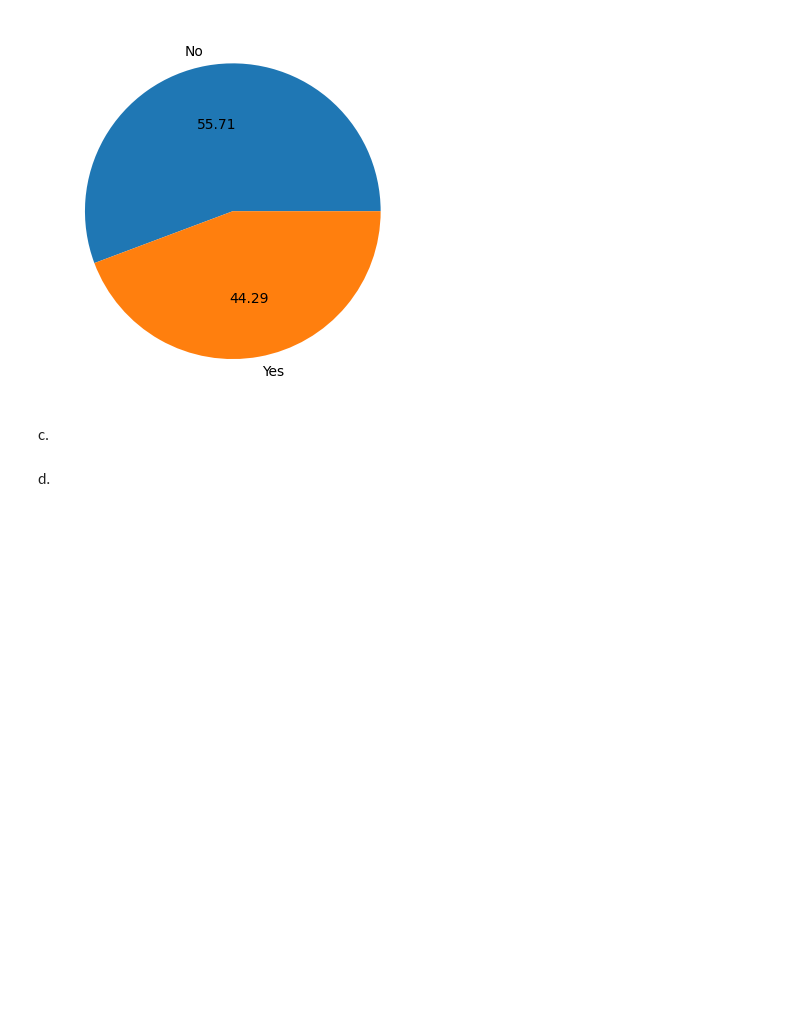
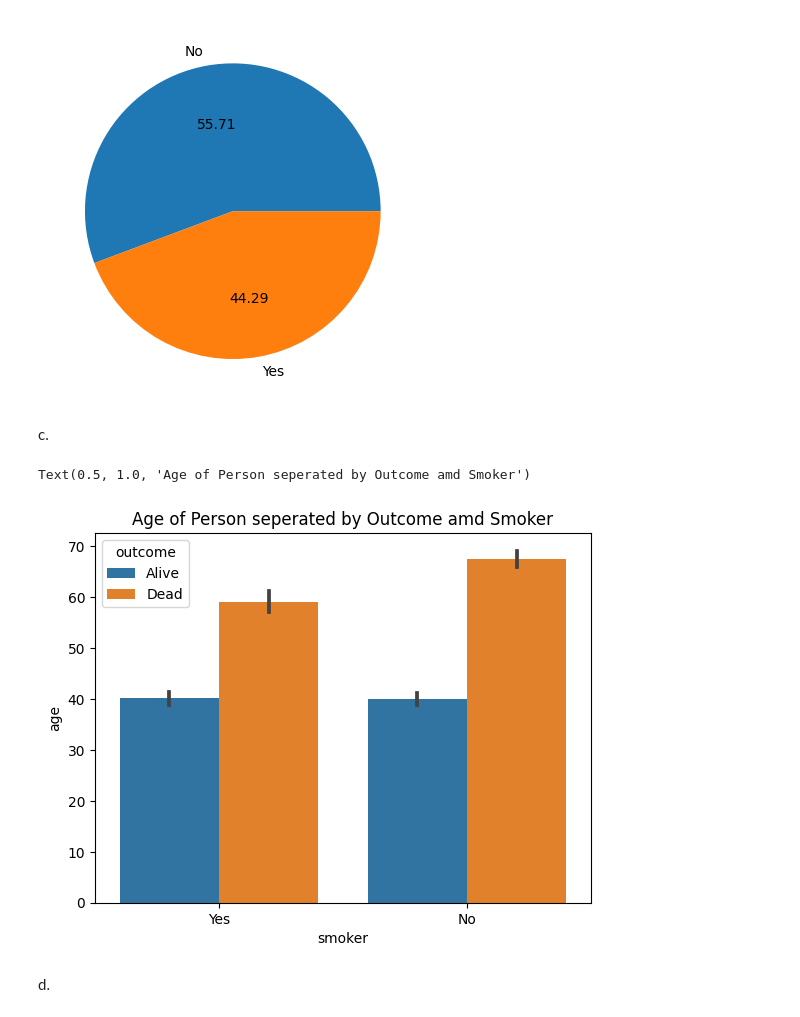
Before and after one commit to kmarsh423/Hands-On-Data-Preprocessing-in-Python, a Jupyter notebook: Chapter05/Chaper 5 Excercises.ipynb, the cells around one changed output. Drawn from its saved outputs; the diff is of its cells as text; code cells hidden in the pictures; blank space fills up the shorter version.

```diff
--- a/Chapter05/Chaper 5 Excercises.ipynb
+++ b/Chapter05/Chaper 5 Excercises.ipynb
@@ -139,3 +139,8 @@ person_df.groupby('smoker').size().plot(kind='pie', autopct='%.2f')
 [figure]
 # %% [markdown]
 c.
+# %%
+sns.barplot(data = person_df, x='smoker', y='age', hue='outcome').set_title('Age of Person seperated by Outcome amd Smoker')
+# %% [output]
+Text(0.5, 1.0, 'Age of Person seperated by Outcome amd Smoker')
+[figure, added]
```
Also changed, not shown: parts of 6 cells of this notebook.
